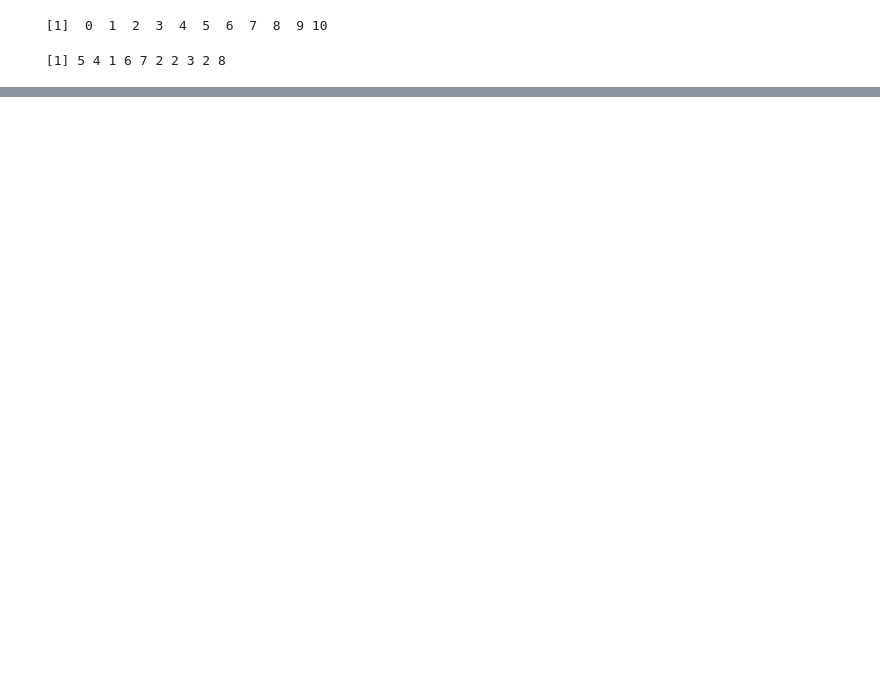
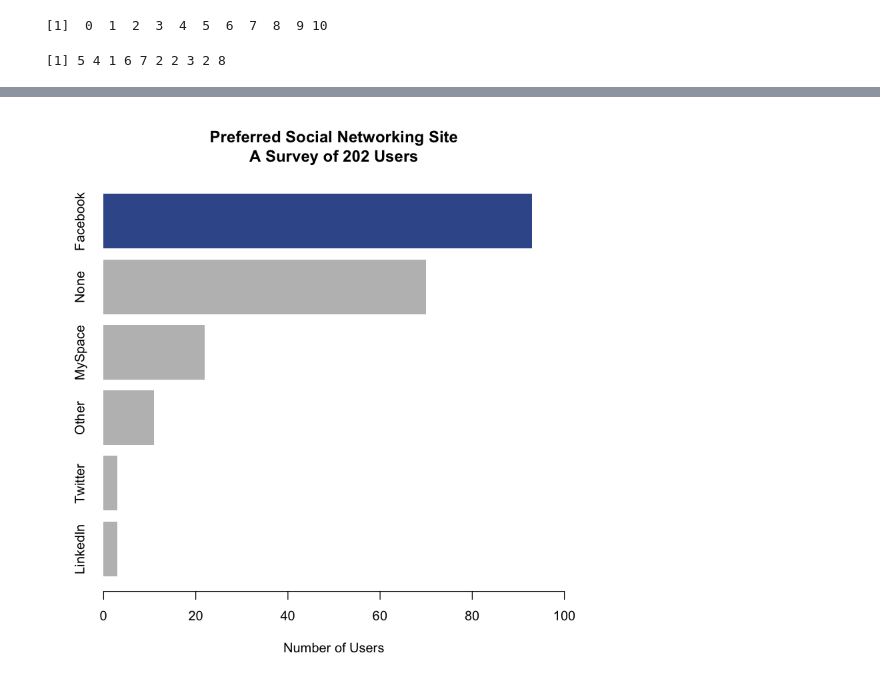
Before and after one commit to Yousuf28/Learning_R_lynda, a Jupyter notebook: code/Learning_R_lynda.ipynb, the cells around one changed output, grey strips where cells are left out. Saved outputs shown, nothing was run; the diff lists cells and outputs as text; code cells hidden in the pictures; blank space fills up the shorter version.

```diff
--- a/code/Learning_R_lynda.ipynb
+++ b/code/Learning_R_lynda.ipynb
@@ -13,0 +67,10 @@ y  # Prints y to console
+# %%
+barplot(site.freq[order(site.freq)],
+        horiz = T,         # Horizontal
+        col = fbba,        # Use colors "fbba"
+        border = NA,       # No borders
+        xlim = c(0, 100),  # Scale from 0-100
+        main = "Preferred Social Networking Site\nA Survey of 202 Users",
+        xlab = "Number of Users")
+# %% [output]
+[figure, added]
```
Also changed, not shown: parts of 63 cells of this notebook.
